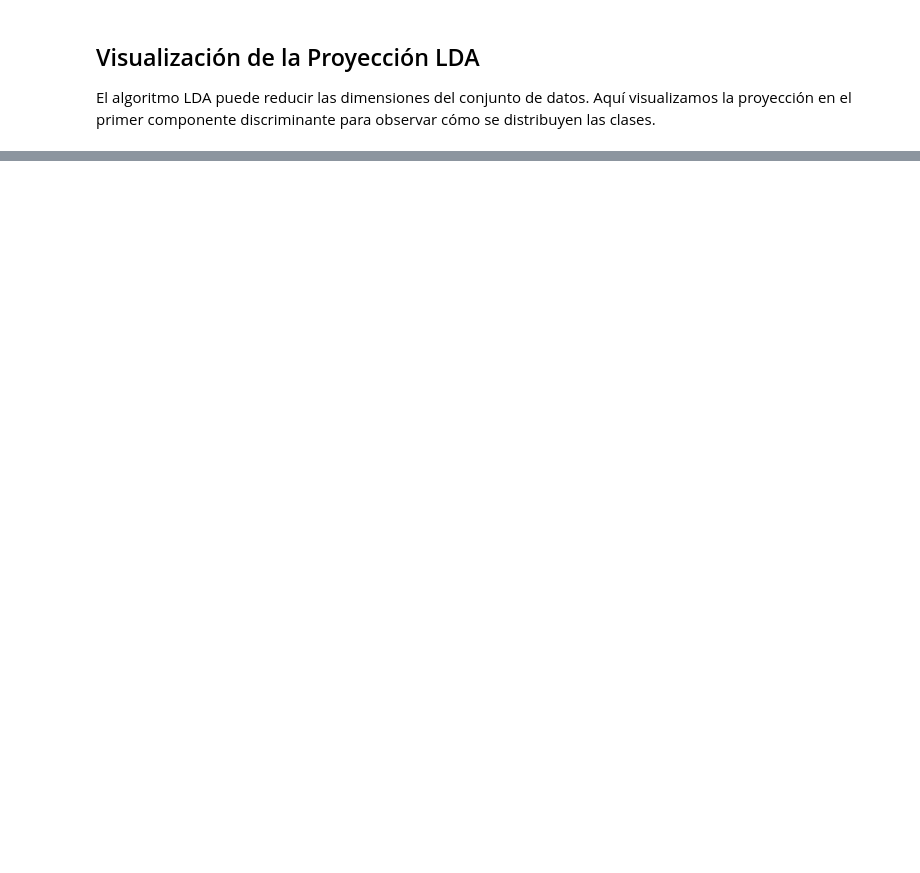
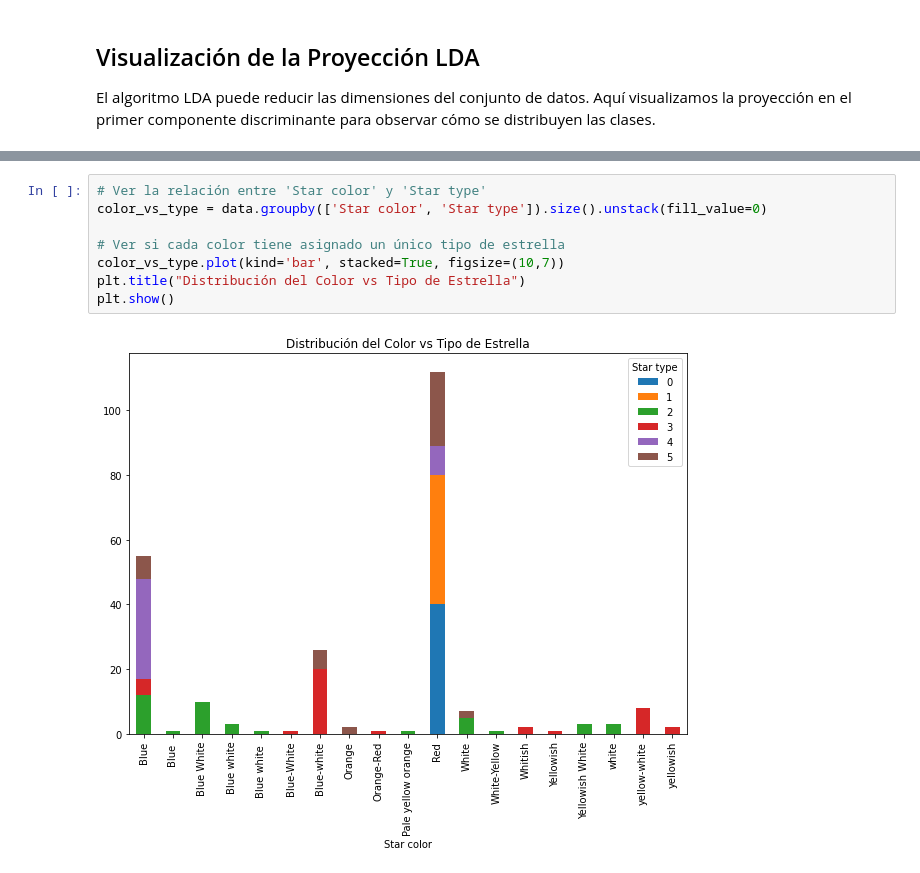
Before and after one commit to Oscar-M-Quintana/Algoritmos_Inferencia, a Jupyter notebook: ADL/adl_estrellas.ipynb, the cells around one changed output, grey strips where cells are left out. Saved outputs shown, nothing was run; the diff lists cells and outputs as text; blank space fills up the shorter version.

```diff
--- a/ADL/adl_estrellas.ipynb
+++ b/ADL/adl_estrellas.ipynb
@@ -77,0 +132,10 @@ plt.show()
+# %%
+# Ver la relación entre 'Star color' y 'Star type'
+color_vs_type = data.groupby(['Star color', 'Star type']).size().unstack(fill_value=0)
+
+# Ver si cada color tiene asignado un único tipo de estrella
+color_vs_type.plot(kind='bar', stacked=True, figsize=(10,7))
+plt.title("Distribución del Color vs Tipo de Estrella")
+plt.show()
+# %% [output]
+[figure, added]
```
Also changed, not shown: parts of 8 cells of this notebook, 2 other files.
